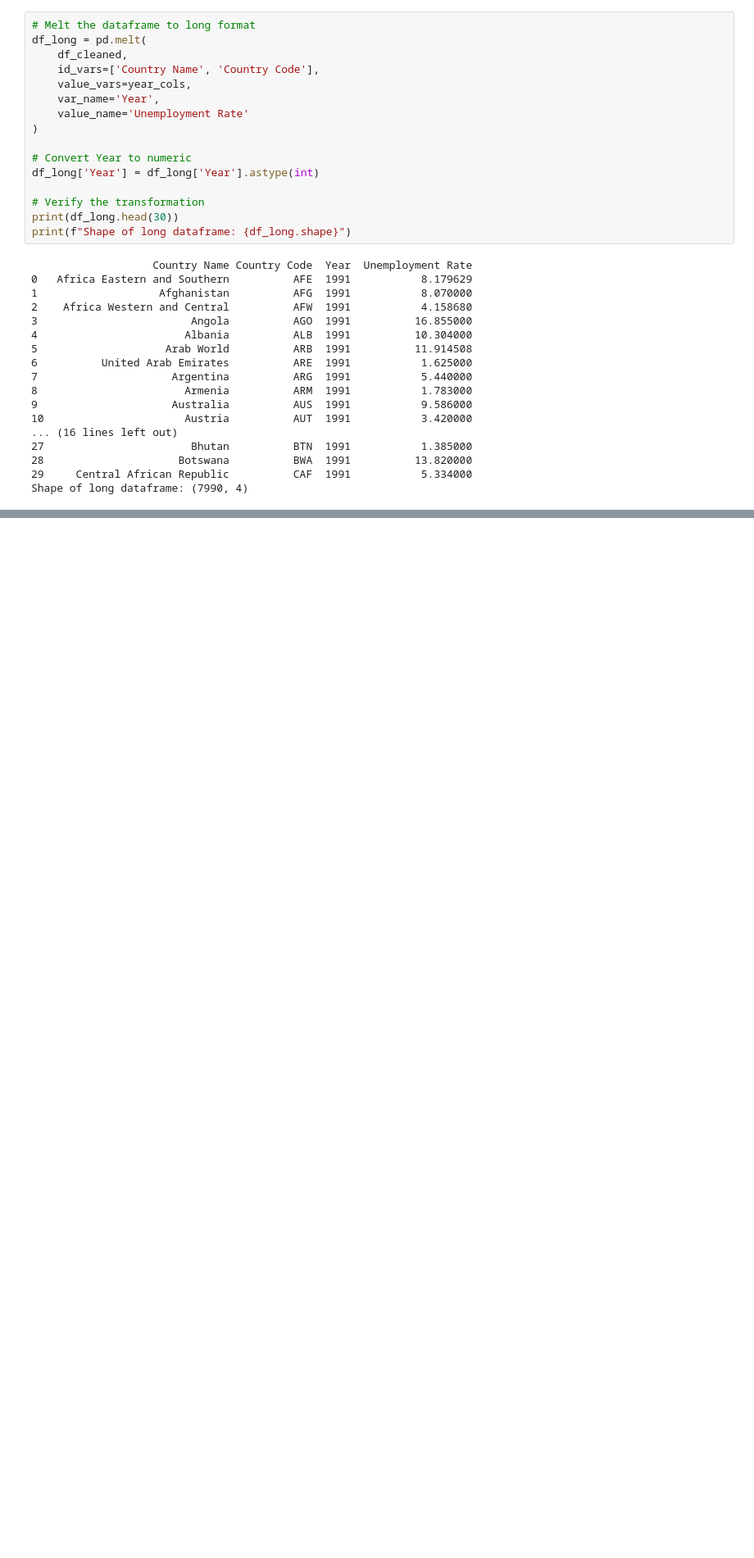
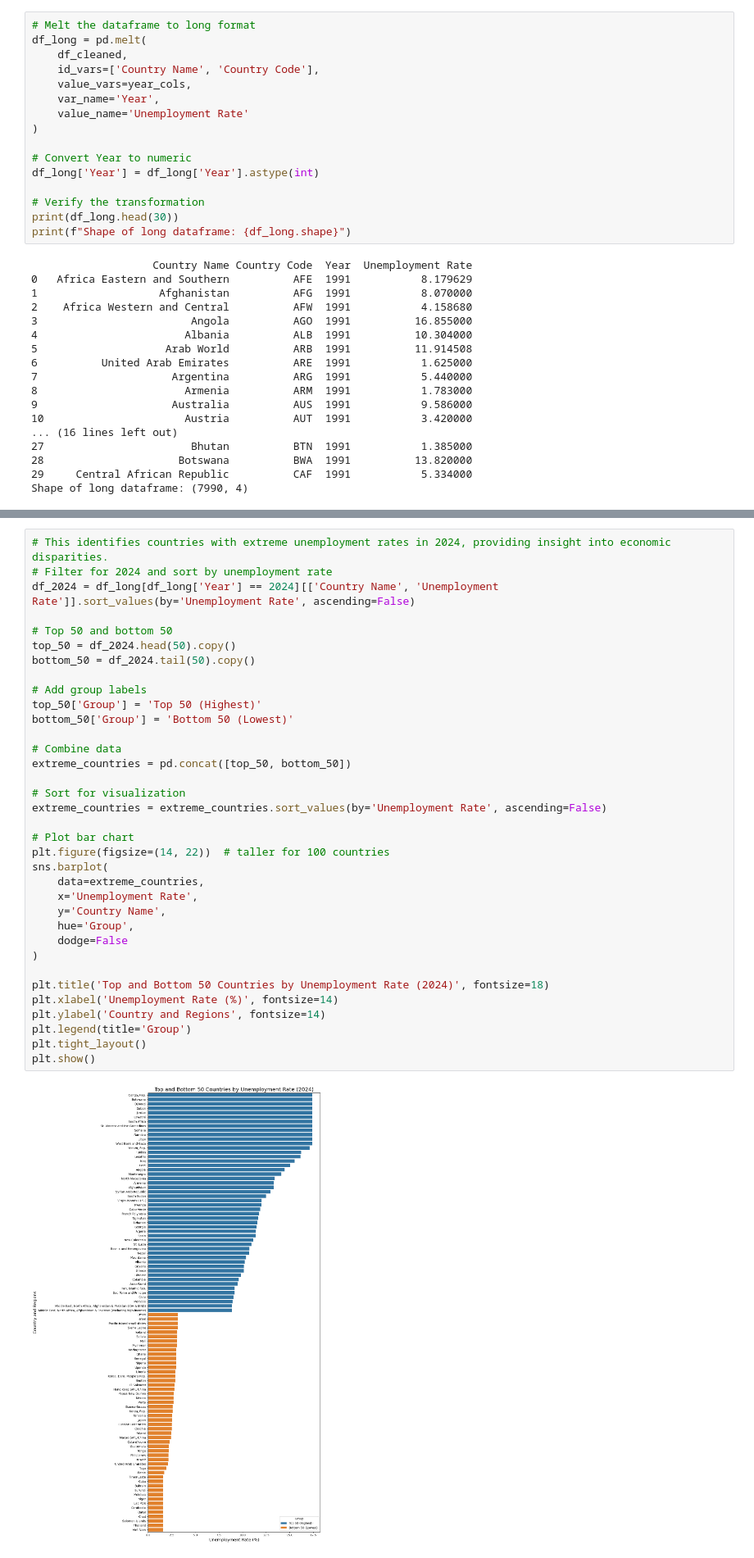
Before and after one commit to Josh-chief/Unemployment_Rate, a Jupyter notebook: Unemployment_Rates.ipynb, the cells around one changed output, grey strips where cells are left out. Shown: that part at 82% size. Cells and saved outputs as stored; diff of their text form; blank space fills up the shorter version.

```diff
--- a/Unemployment_Rates.ipynb
+++ b/Unemployment_Rates.ipynb
@@ -340,0 +390,37 @@ Shape of long dataframe: (7990, 4)
+# %%
+# This identifies countries with extreme unemployment rates in 2024, providing insight into economic disparities.
+# Filter for 2024 and sort by unemployment rate
+df_2024 = df_long[df_long['Year'] == 2024][['Country Name', 'Unemployment Rate']].sort_values(by='Unemployment Rate', ascending=False)
+
+# Top 50 and bottom 50
+top_50 = df_2024.head(50).copy()
+bottom_50 = df_2024.tail(50).copy()
+
+# Add group labels
+top_50['Group'] = 'Top 50 (Highest)'
+bottom_50['Group'] = 'Bottom 50 (Lowest)'
+
+# Combine data
+extreme_countries = pd.concat([top_50, bottom_50])
+
+# Sort for visualization
+extreme_countries = extreme_countries.sort_values(by='Unemployment Rate', ascending=False)
+
+# Plot bar chart
+plt.figure(figsize=(14, 22))  # taller for 100 countries
+sns.barplot(
+    data=extreme_countries,
+    x='Unemployment Rate',
+    y='Country Name',
+    hue='Group',
+    dodge=False
+)
+
+plt.title('Top and Bottom 50 Countries by Unemployment Rate (2024)', fontsize=18)
+plt.xlabel('Unemployment Rate (%)', fontsize=14)
+plt.ylabel('Country and Regions', fontsize=14)
+plt.legend(title='Group')
+plt.tight_layout()
+plt.show()
+# %% [output]
+[figure, added]
```
Also changed, not shown: parts of 8 cells of this notebook.
